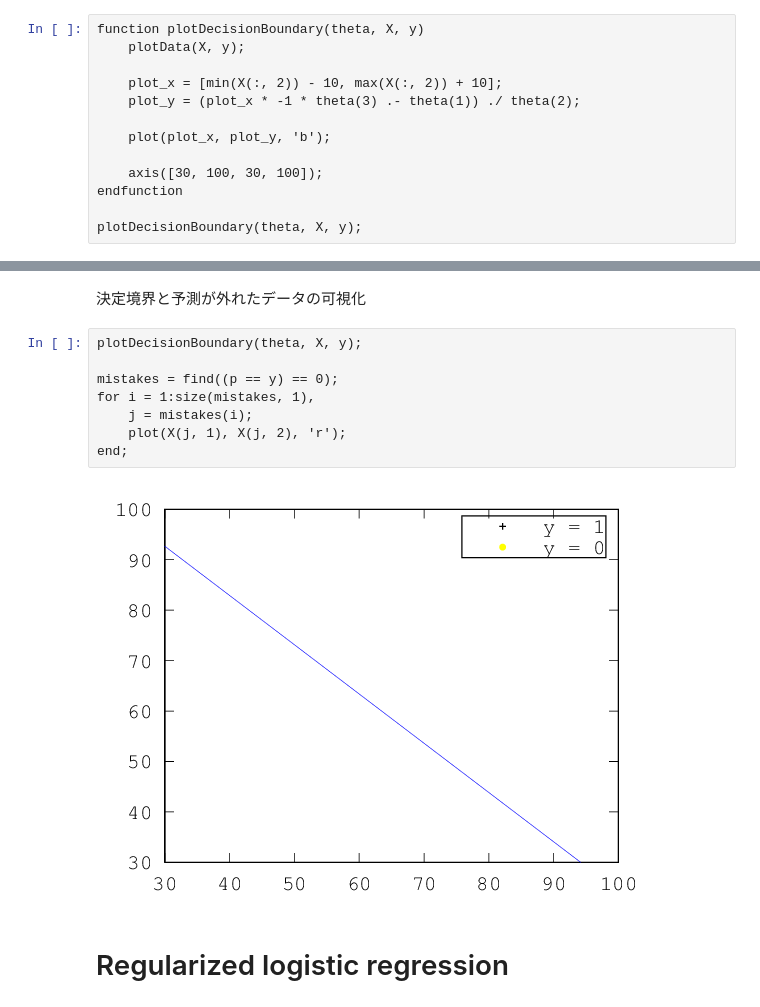
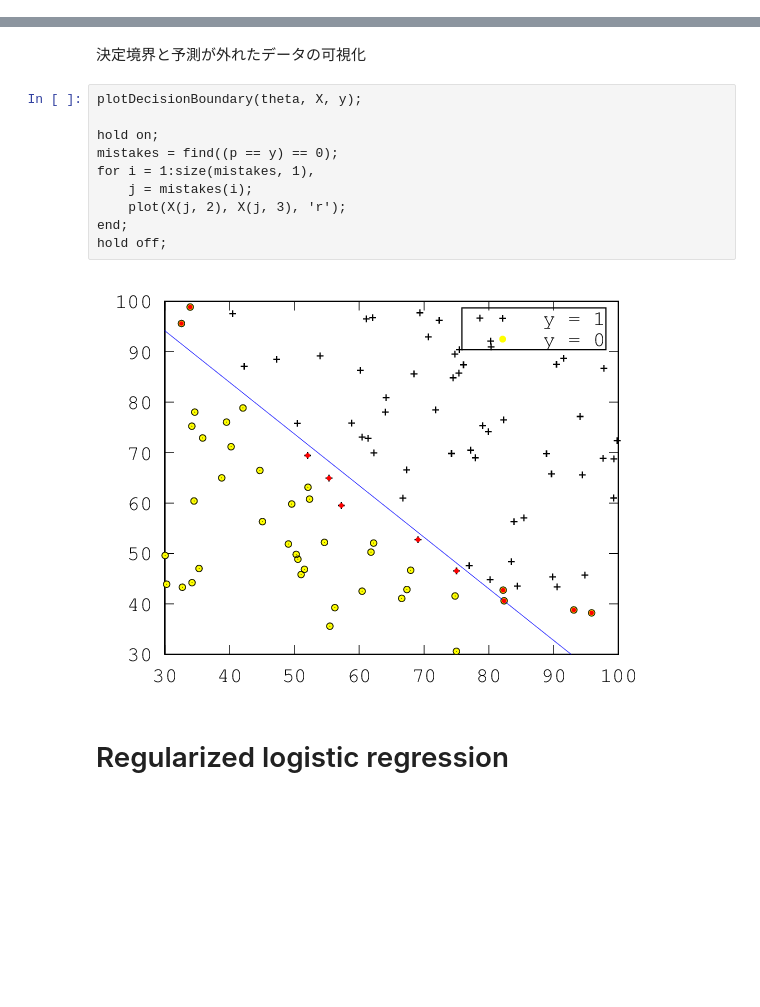
Before and after one commit to liquidz/machine-learning-exercise, a Jupyter notebook: ex2/exercise2.ipynb, the cells around one changed output, grey strips where cells are left out. Saved outputs shown, nothing was run; the diff lists cells and outputs as text; blank space fills up the shorter version.

```diff
--- a/ex2/exercise2.ipynb
+++ b/ex2/exercise2.ipynb
@@ -121,16 +111,3 @@ $$
 $$
 \theta_0 + \theta_1x_1 + \theta_2x_2 = 0
 $$
-# %%
-function plotDecisionBoundary(theta, X, y)
-    plotData(X, y);
-
-    plot_x = [min(X(:, 2)) - 10, max(X(:, 2)) + 10];
-    plot_y = (plot_x * -1 * theta(3) .- theta(1)) ./ theta(2);
-
-    plot(plot_x, plot_y, 'b');
-
-    axis([30, 100, 30, 100]);
-endfunction
-
-plotDecisionBoundary(theta, X, y);
@@ -172,13 +151,15 @@ Train Accuracy: 89.000000
 # %%
 plotDecisionBoundary(theta, X, y);
 
+hold on;
 mistakes = find((p == y) == 0);
 for i = 1:size(mistakes, 1),
     j = mistakes(i);
-    plot(X(j, 1), X(j, 2), 'r');
+    plot(X(j, 2), X(j, 3), 'r');
 end;
+hold off;
 # %% [output]
-[figure, old version]
+[figure, new version]
 # %% [markdown]
 # Regularized logistic regression
 # %%
```
Also changed, not shown: parts of 11 cells of this notebook, 3 other files.
